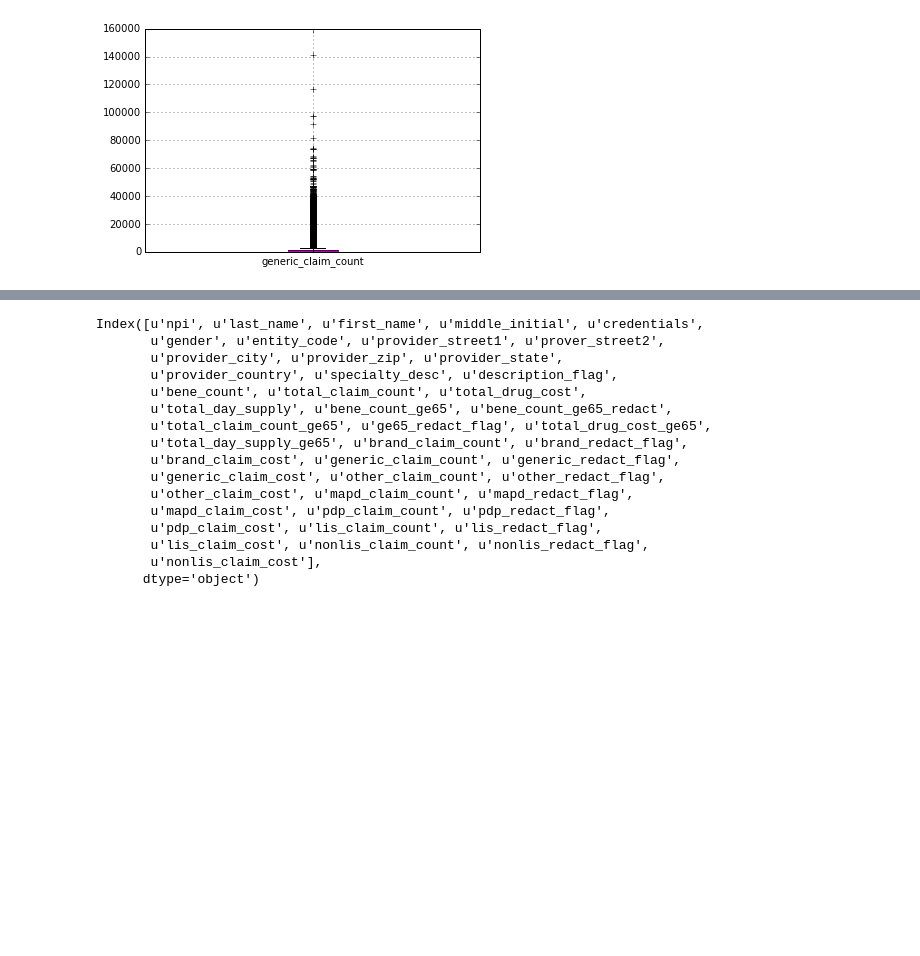
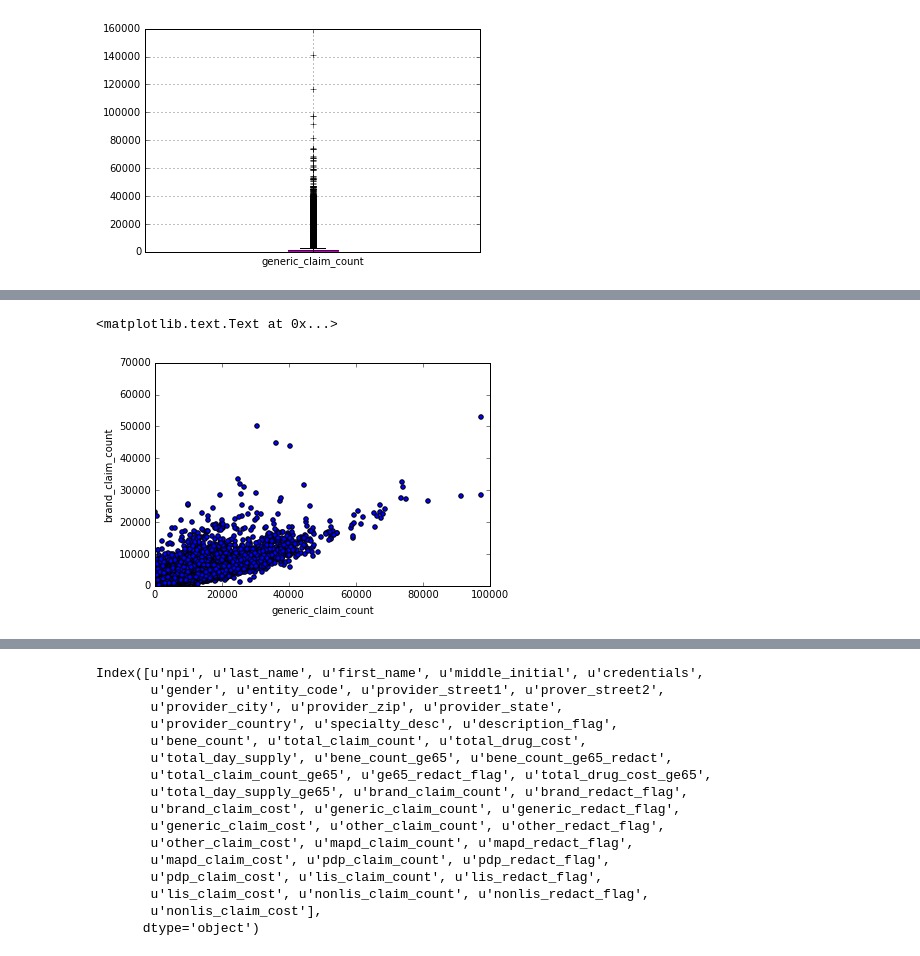
Before and after one commit to aurel1212/medicare-project, a Jupyter notebook: script/npi_13_EDA.ipynb, the cells around one changed output, grey strips where cells are left out. Drawn from its saved outputs; the diff is of its cells as text; code cells hidden in the pictures; blank space fills up the shorter version.

```diff
--- a/script/npi_13_EDA.ipynb
+++ b/script/npi_13_EDA.ipynb
@@ -242,0 +340,9 @@ The default value for 'return_type' will change to 'axes' in a future release.
+# %%
+plt.scatter(df_npi['generic_claim_count'], df_npi['brand_claim_count'])
+plt.xlim(0,100000)
+plt.ylim(0,70000)
+plt.xlabel('generic_claim_count')
+plt.ylabel('brand_claim_count')
+# %% [output]
+<matplotlib.text.Text at 0x...>
+[figure, added]
```
Also changed, not shown: parts of 19 cells of this notebook.
